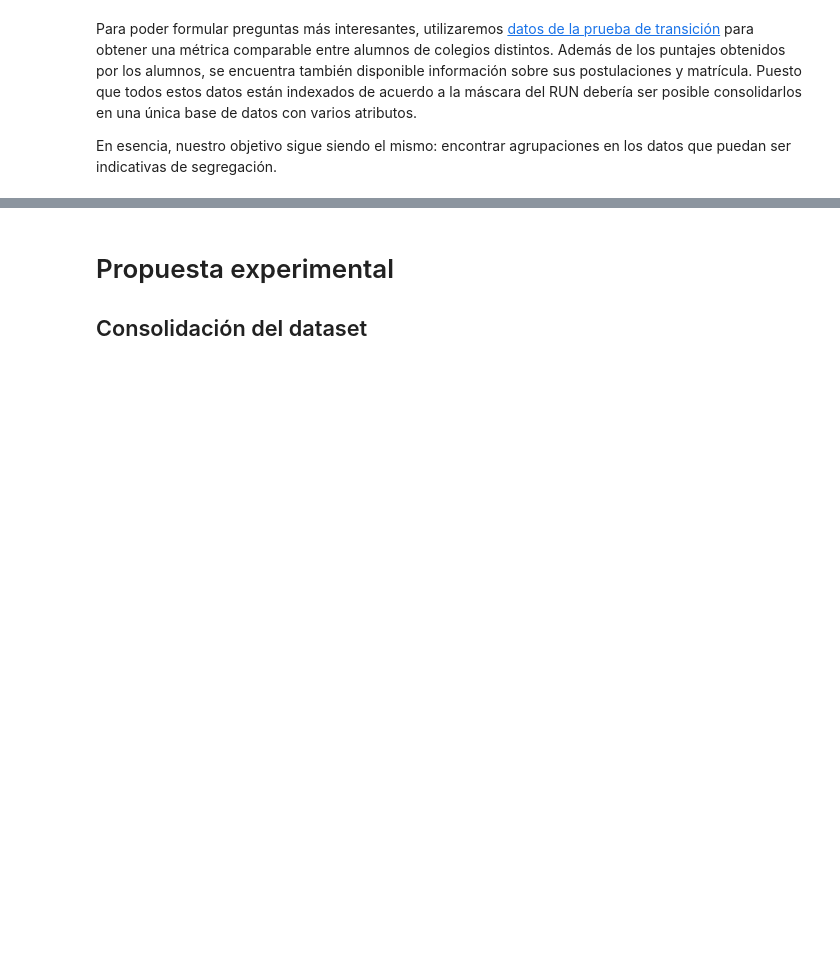
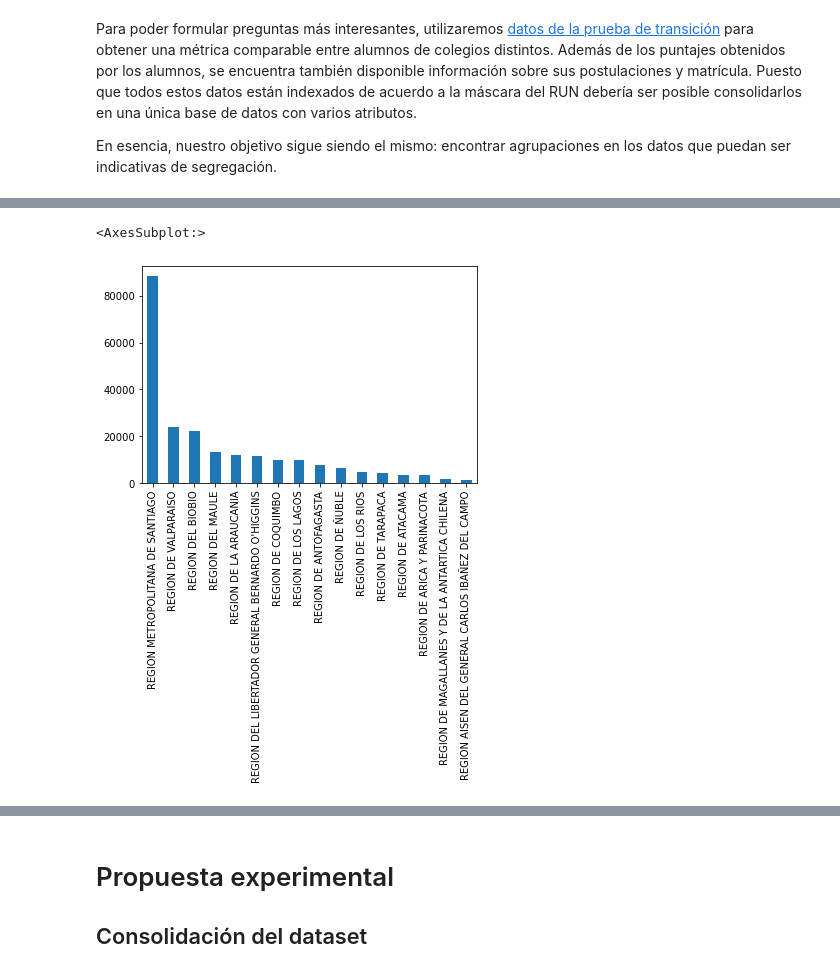
Before and after one commit to zerujio/proyecto-cc5206, a Jupyter notebook: hito_2.ipynb, the cells around one changed output, grey strips where cells are left out. Cells and saved outputs as stored; diff of their text form; code cells hidden in the pictures; blank space fills up the shorter version.

```diff
--- a/hito_2.ipynb
+++ b/hito_2.ipynb
@@ -404,0 +415,13 @@ En esencia, nuestro objetivo sigue siendo el mismo: encontrar agrupaciones en lo
+# %%
+import pandas as pd
+import numpy as np
+import matplotlib.pyplot as plt
+
+ws = "/Users/catalaxis/Documents/Minerai de datos/proyecto2/"
+
+# puntajes PTU
+
+puntajes = pd.read_csv(ws + "limpiezainscritos2021-5.csv")
+puntajes = puntajes.drop('Unnamed: 0', 1) #se elimina vector que repite las posiciones
+
+puntajes.info()
@@ -404,0 +455,5 @@ En esencia, nuestro objetivo sigue siendo el mismo: encontrar agrupaciones en lo
+# %%
+puntajes["NOMBRE_REGION_EGRESO"].value_counts().plot(kind="bar")
+# %% [output]
+<AxesSubplot:>
+[figure, added]
```
Also changed, not shown: parts of 16 cells of this notebook.
